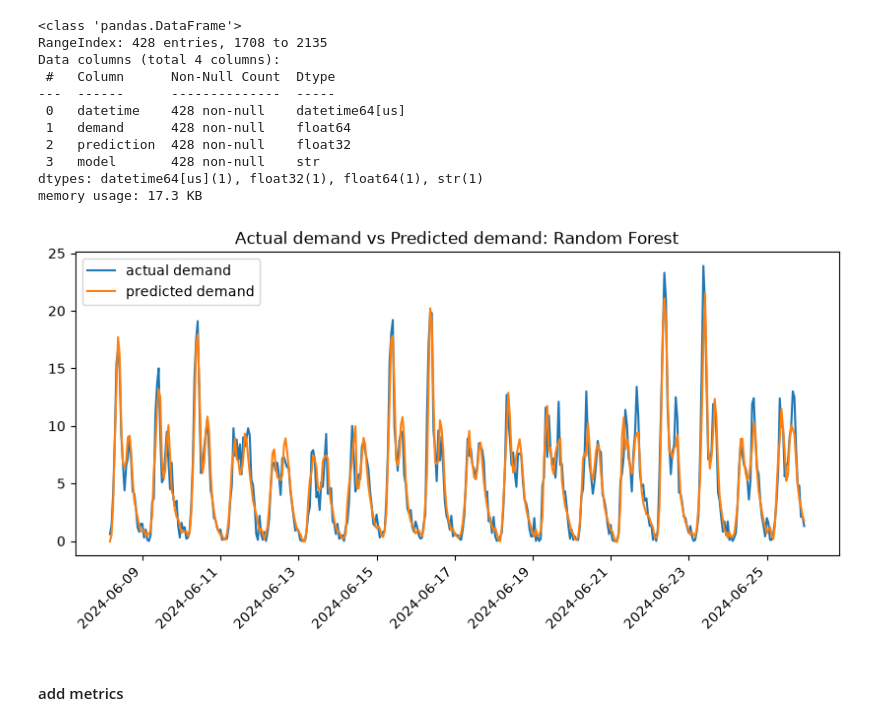
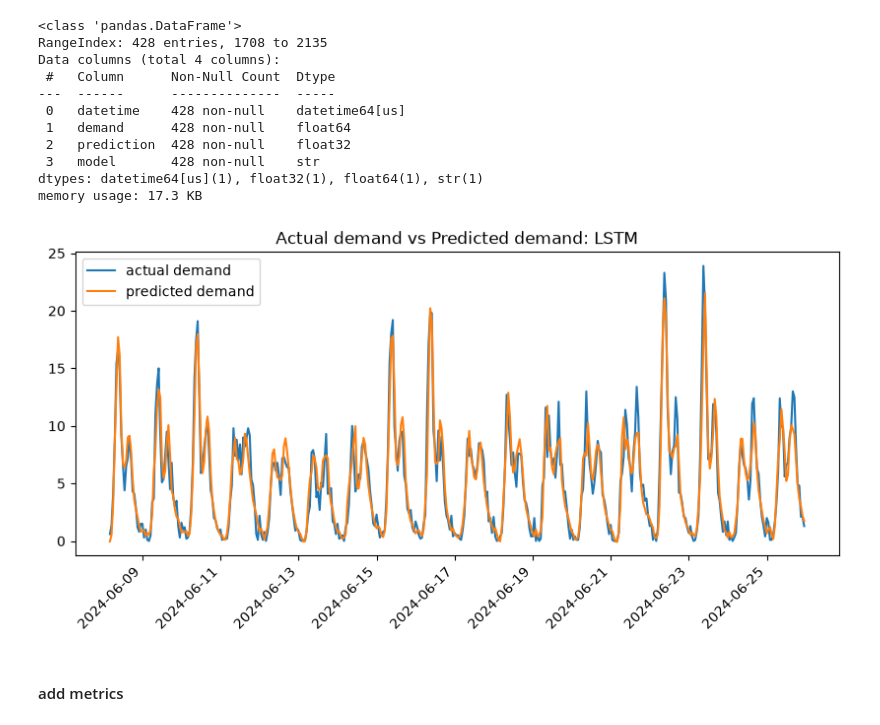
Before and after one commit to amandasbrn/hourlens-demand-attention, a Jupyter notebook: notebooks/baseline_model.ipynb, the cells around one changed output. Cells and saved outputs as stored; diff of their text form; code cells hidden in the pictures.

Commit message:
modify LSTM actual vs predict visualisation

```diff
--- a/notebooks/baseline_model.ipynb
+++ b/notebooks/baseline_model.ipynb
@@ -430,16 +428,16 @@ memory usage: 17.3 KB
 # %%
 VIZ_PATH = Path("../outputs/figures")
 
 plt.figure(figsize=(10, 4))
 plt.plot(lstm_predictions['datetime'], lstm_predictions['demand'], label = "actual demand")
 plt.plot(lstm_predictions['datetime'], lstm_predictions['prediction'], label = "predicted demand")
 plt.xticks(rotation=45, ha='right')
 plt.legend()
-plt.title("Actual demand vs Predicted demand: Random Forest")
+plt.title("Actual demand vs Predicted demand: LSTM")
 plt.savefig(f'{VIZ_PATH}/act_vs_pred_lstm.png')
 plt.show()
 # %% [output]
-[figure, old version]
+[figure, new version]
 # %%
 PRED_PATH = Path("../outputs/predictions/lstm_baseline_predictions.parquet")
 PRED_PATH.parent.mkdir(parents=True, exist_ok=True)
```
Also changed, not shown: parts of 1 cell of this notebook.
